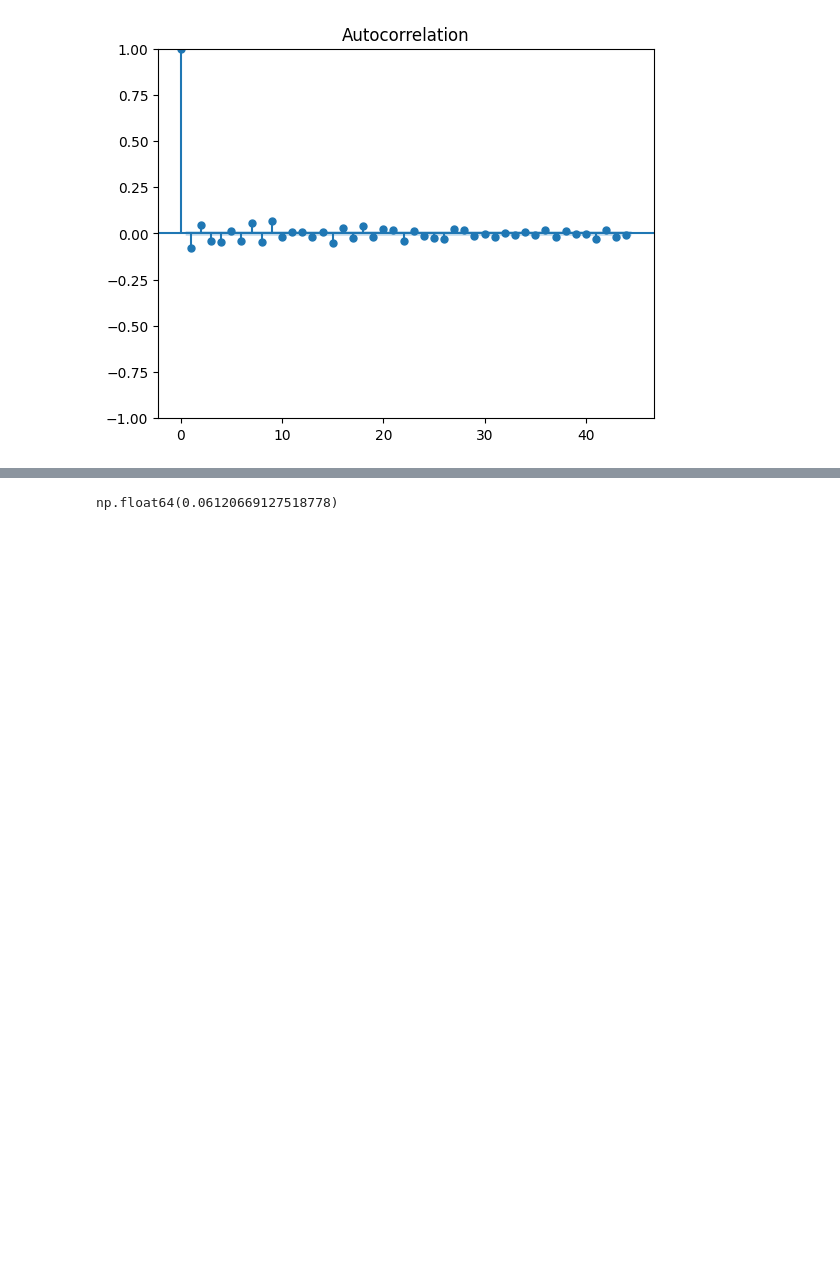
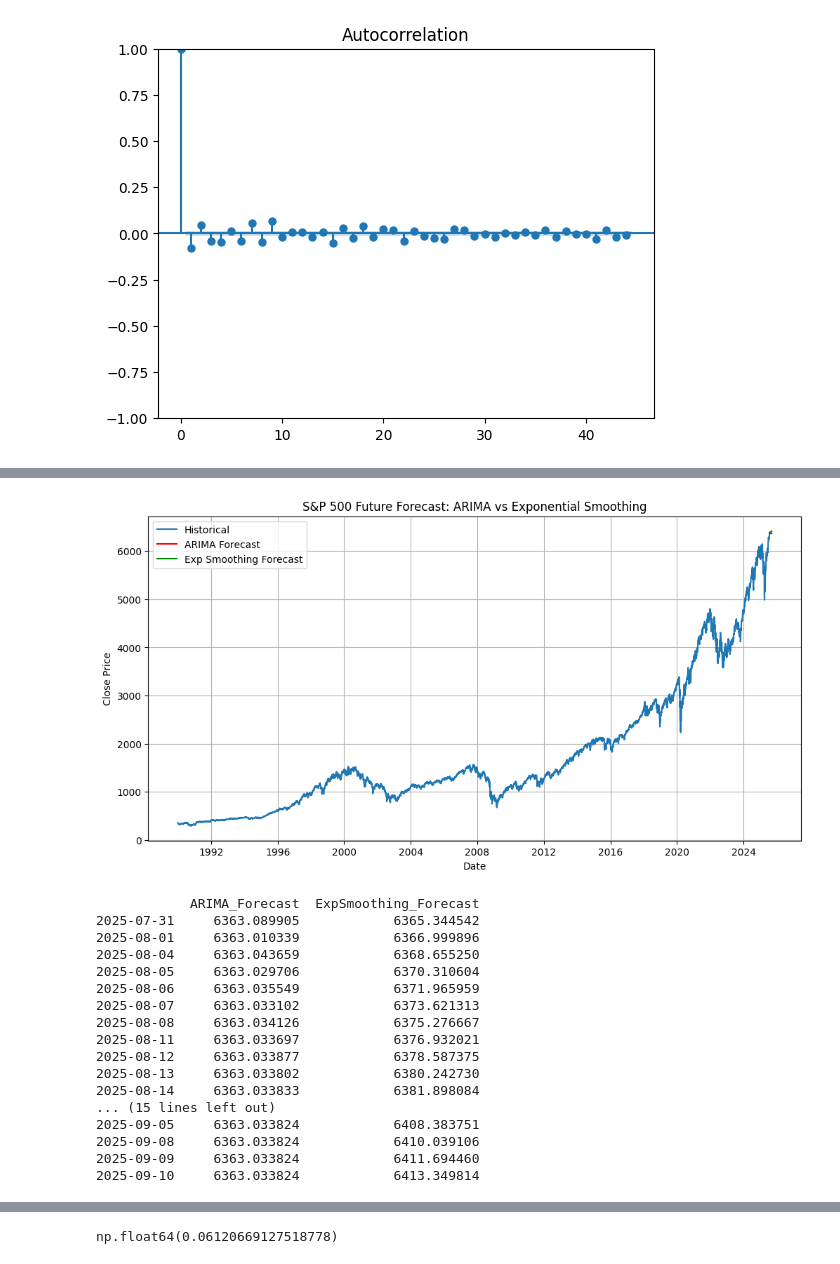
Before and after one commit to d3lyan/UNWE, a Jupyter notebook: Thesis.ipynb, the cells around one changed output, grey strips where cells are left out. Cells and saved outputs as stored; diff of their text form; code cells hidden in the pictures; blank space fills up the shorter version.

```diff
--- a/Thesis.ipynb
+++ b/Thesis.ipynb
@@ -194,0 +181,60 @@ plt.title('S&P 500 – Exponential Smoothing Forecast'); plt.legend(); plt.show(
+# %%
+import pandas as pd
+import numpy as np
+import matplotlib.pyplot as plt
+from statsmodels.tsa.arima.model import ARIMA
+from statsmodels.tsa.holtwinters import ExponentialSmoothing
+
+# --- Data prep ---
+y = sp500df['Close'].asfreq('B').ffill()
+
+# --- Forecast horizon ---
+forecast_horizon = 30  # next 30 business days
+
+# --- ARIMA on full dataset ---
+arima_model = ARIMA(y, order=(1, 1, 1))
+arima_fit = arima_model.fit()
+arima_forecast = arima_fit.forecast(steps=forecast_horizon)
+
+# --- Exponential Smoothing on full dataset ---
+es_model = ExponentialSmoothing(y, trend='add', seasonal=None)
+es_fit = es_model.fit()
+es_forecast = es_fit.forecast(steps=forecast_horizon)
+
+# --- Plot ---
+plt.figure(figsize=(12, 6))
+plt.plot(y, label='Historical')
+plt.plot(arima_forecast.index, arima_forecast, label='ARIMA Forecast', color='red')
+plt.plot(es_forecast.index, es_forecast, label='Exp Smoothing Forecast', color='green')
+plt.title('S&P 500 Future Forecast: ARIMA vs Exponential Smoothing')
+plt.xlabel('Date')
+plt.ylabel('Close Price')
+plt.legend()
+plt.grid(True)
+plt.show()
+
+# --- Print forecast numbers ---
+forecast_df = pd.DataFrame({
+    'ARIMA_Forecast': arima_forecast,
+    'ExpSmoothing_Forecast': es_forecast
+})
+print(forecast_df)
+# %% [output]
+[figure, added]
+            ARIMA_Forecast  ExpSmoothing_Forecast
+2025-07-31     6363.089905            6365.344542
+2025-08-01     6363.010339            6366.999896
+2025-08-04     6363.043659            6368.655250
+2025-08-05     6363.029706            6370.310604
+2025-08-06     6363.035549            6371.965959
+2025-08-07     6363.033102            6373.621313
+2025-08-08     6363.034126            6375.276667
+2025-08-11     6363.033697            6376.932021
+2025-08-12     6363.033877            6378.587375
+2025-08-13     6363.033802            6380.242730
+2025-08-14     6363.033833            6381.898084
+... (15 lines left out)
+2025-09-05     6363.033824            6408.383751
+2025-09-08     6363.033824            6410.039106
+2025-09-09     6363.033824            6411.694460
+2025-09-10     6363.033824            6413.349814
```
Also changed, not shown: parts of 8 cells of this notebook.
